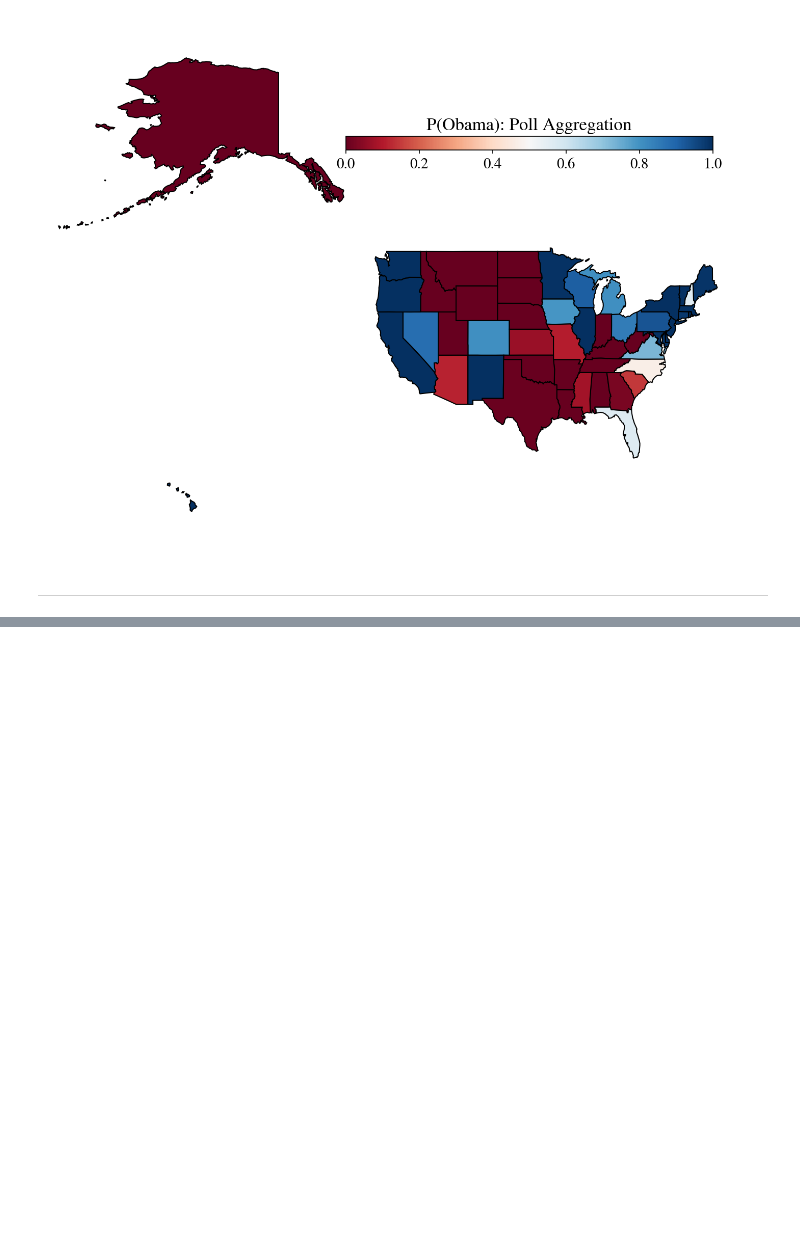
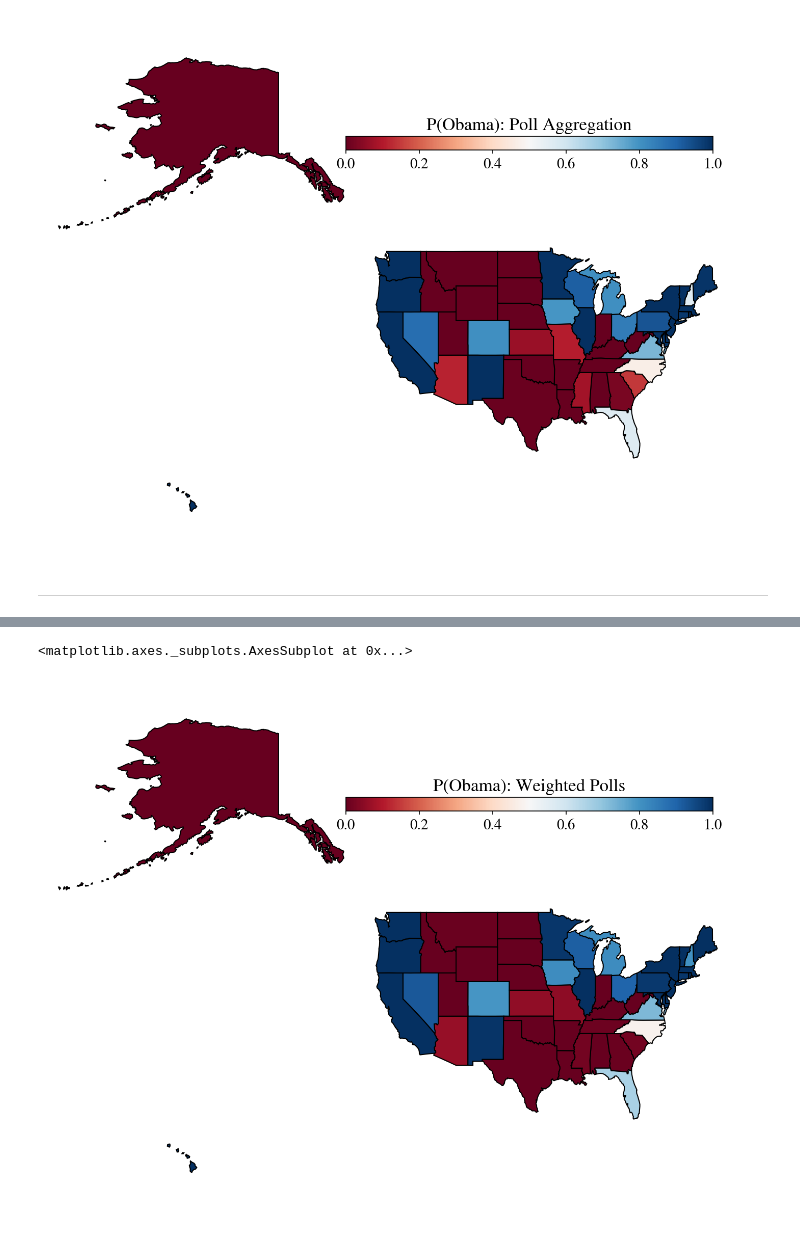
Before and after one commit to joaoDragado/dSc_roadmap, a Jupyter notebook: projects/SimulatingSilver/HW2_user.ipynb, the cells around one changed output, grey strips where cells are left out. Cells and saved outputs as stored; diff of their text form; code cells hidden in the pictures; blank space fills up the shorter version.

```diff
--- a/projects/SimulatingSilver/HW2_user.ipynb
+++ b/projects/SimulatingSilver/HW2_user.ipynb
@@ -827,0 +897,5 @@ make_map(model.Obama, "P(Obama): Poll Aggregation")
+# %%
+make_map(model.Obama, "P(Obama): Weighted Polls")
+# %% [output]
+<matplotlib.axes._subplots.AxesSubplot at 0x...>
+[figure, added]
```
Also changed, not shown: parts of 6 cells of this notebook, 1 other file.
